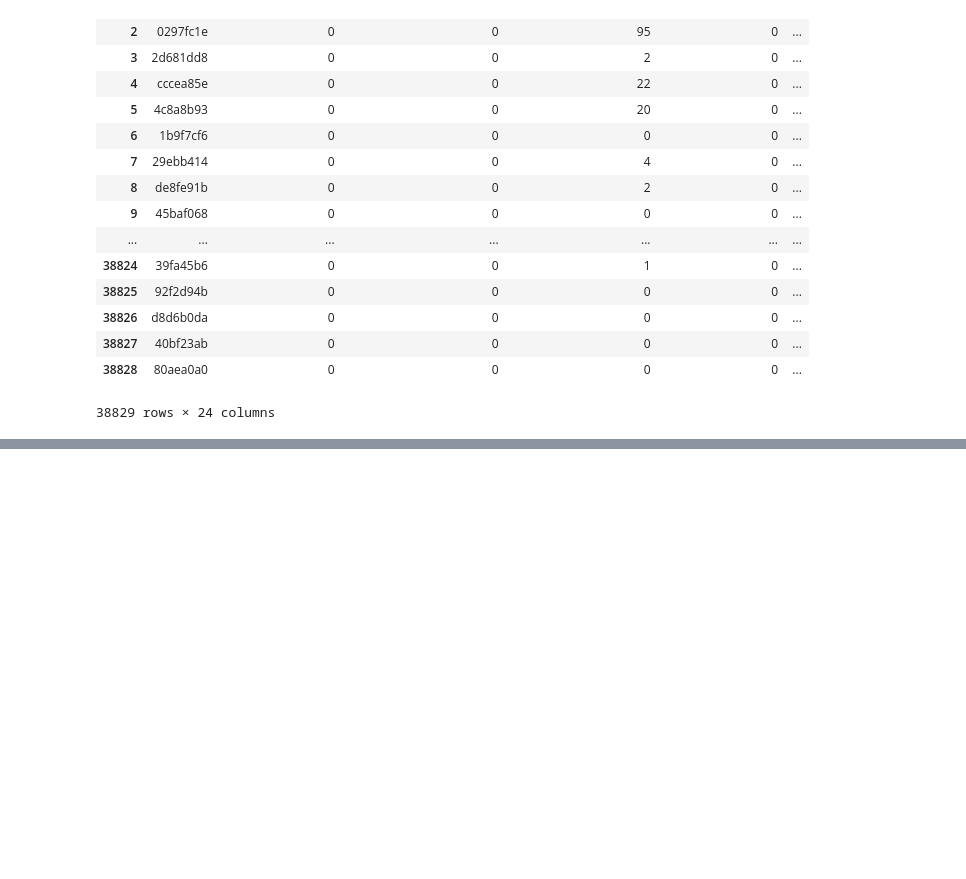
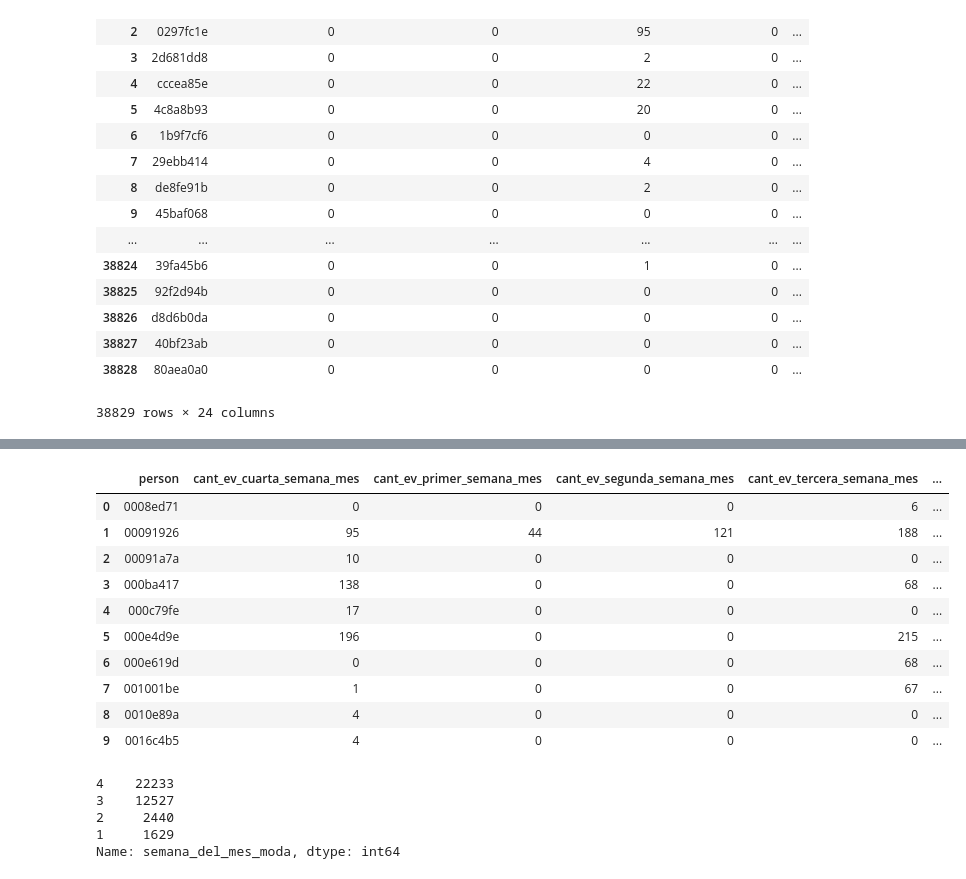
Before and after one commit to gabyrobles93/7506-TP2-MachineLearning, a Jupyter notebook: notebooks/ariel_feature_eng.ipynb, the cells around one changed output, grey strips where cells are left out. Drawn from its saved outputs; the diff is of its cells as text; code cells hidden in the pictures; blank space fills up the shorter version.

```diff
--- a/notebooks/ariel_feature_eng.ipynb
+++ b/notebooks/ariel_feature_eng.ipynb
@@ -391,0 +539,51 @@ user_features4
+# %%
+eventos['cant_ev_primer_semana_mes'] = (eventos.month_week == 1).astype(int)
+eventos['cant_ev_segunda_semana_mes'] = (eventos.month_week == 2).astype(int)
+eventos['cant_ev_tercera_semana_mes'] = (eventos.month_week == 3).astype(int)
+eventos['cant_ev_cuarta_semana_mes'] = (eventos.month_week == 4).astype(int)
+
+df = eventos.groupby(['person']).agg({
+    'cant_ev_primer_semana_mes': 'sum',
+    'cant_ev_segunda_semana_mes': 'sum',
+    'cant_ev_tercera_semana_mes': 'sum',
+    'cant_ev_cuarta_semana_mes': 'sum'
+})
+df['semana_del_mes_moda'] = df.idxmax(axis=1)
+df.loc[
+    (df['semana_del_mes_moda'] == 'cant_ev_primer_semana_mes'),
+    'semana_del_mes_moda'
+] = 1
+df.loc[
+    (df['semana_del_mes_moda'] == 'cant_ev_segunda_semana_mes'),
+    'semana_del_mes_moda'
+] = 2
+df.loc[
+    (df['semana_del_mes_moda'] == 'cant_ev_tercera_semana_mes'),
+    'semana_del_mes_moda'
+] = 3
+df.loc[
+    (df['semana_del_mes_moda'] == 'cant_ev_cuarta_semana_mes'),
+    'semana_del_mes_moda'
+] = 4
+usuarios_y_semana_del_mes_moda = df.reset_index()
+usuarios_y_semana_del_mes_moda.head(10)
+# %% [output]
+|  | person | cant_ev_cuarta_semana_mes | cant_ev_primer_semana_mes | cant_ev_segunda_semana_mes | cant_ev_tercera_semana_mes | ... |
+| 0 | 0008ed71 | 0 | 0 | 0 | 6 | ... |
+| 1 | 00091926 | 95 | 44 | 121 | 188 | ... |
+| 2 | 00091a7a | 10 | 0 | 0 | 0 | ... |
+| 3 | 000ba417 | 138 | 0 | 0 | 68 | ... |
+| 4 | 000c79fe | 17 | 0 | 0 | 0 | ... |
+| 5 | 000e4d9e | 196 | 0 | 0 | 215 | ... |
+| 6 | 000e619d | 0 | 0 | 0 | 68 | ... |
+| 7 | 001001be | 1 | 0 | 0 | 67 | ... |
+| 8 | 0010e89a | 4 | 0 | 0 | 0 | ... |
+| 9 | 0016c4b5 | 4 | 0 | 0 | 0 | ... |
+# %%
+usuarios_y_semana_del_mes_moda.semana_del_mes_moda.value_counts()
+# %% [output]
+4    22233
+3    12527
+2     2440
+1     1629
+Name: semana_del_mes_moda, dtype: int64
```
Also changed, not shown: parts of 19 cells of this notebook.
